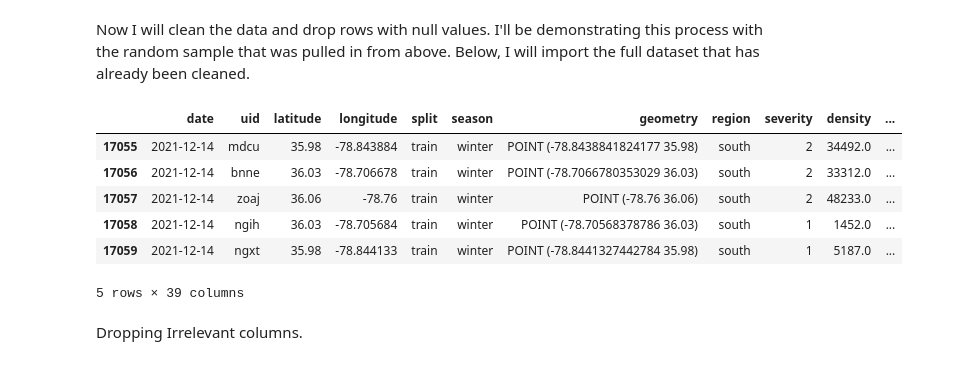
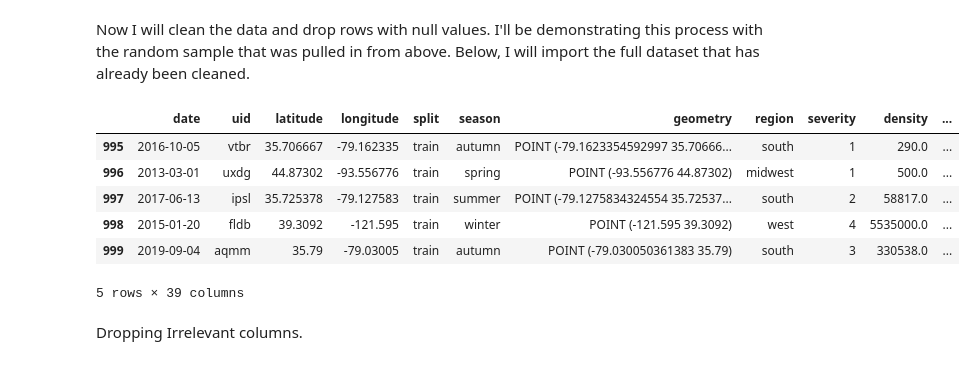
Before and after one commit to mduncan23/Predicting-Harmful-Algal-Blooms, a Jupyter notebook: best_notebook.ipynb, the cells around one changed output. Cells and saved outputs as stored; diff of their text form; code cells hidden in the pictures.

```diff
--- a/best_notebook.ipynb
+++ b/best_notebook.ipynb
@@ -1381,15 +1381,15 @@ random_batch_features = functions.get_sat_to_features(random_batch)
 Now I will clean the data and drop rows with null values. I'll be demonstrating this process with the random sample that was pulled in from above. Below, I will import the full dataset that has already been cleaned.
 # %%
 # reseting the index
-full_df_indexed = full_train_df.reset_index().drop('index', axis=1)
+full_df_indexed = random_batch_features.reset_index().drop('index', axis=1)
 full_df_indexed.tail()
 # %% [output]
 |  | date | uid | latitude | longitude | split | season | geometry | region | severity | density | ... |
-| 17055 | 2021-12-14 | mdcu | 35.98 | -78.843884 | train | winter | POINT (-78.8438841824177 35.98) | south | 2 | 34492.0 | ... |
-| 17056 | 2021-12-14 | bnne | 36.03 | -78.706678 | train | winter | POINT (-78.7066780353029 36.03) | south | 2 | 33312.0 | ... |
-| 17057 | 2021-12-14 | zoaj | 36.06 | -78.76 | train | winter | POINT (-78.76 36.06) | south | 2 | 48233.0 | ... |
-| 17058 | 2021-12-14 | ngih | 36.03 | -78.705684 | train | winter | POINT (-78.70568378786 36.03) | south | 1 | 1452.0 | ... |
-| 17059 | 2021-12-14 | ngxt | 35.98 | -78.844133 | train | winter | POINT (-78.8441327442784 35.98) | south | 1 | 5187.0 | ... |
+| 995 | 2016-10-05 | vtbr | 35.706667 | -79.162335 | train | autumn | POINT (-79.1623354592997 35.70666... | south | 1 | 290.0 | ... |
+| 996 | 2013-03-01 | uxdg | 44.87302 | -93.556776 | train | spring | POINT (-93.556776 44.87302) | midwest | 1 | 500.0 | ... |
+| 997 | 2017-06-13 | ipsl | 35.725378 | -79.127583 | train | summer | POINT (-79.1275834324554 35.72537... | south | 2 | 58817.0 | ... |
+| 998 | 2015-01-20 | fldb | 39.3092 | -121.595 | train | winter | POINT (-121.595 39.3092) | west | 4 | 5535000.0 | ... |
+| 999 | 2019-09-04 | aqmm | 35.79 | -79.03005 | train | autumn | POINT (-79.030050361383 35.79) | south | 3 | 330538.0 | ... |
 5 rows × 39 columns
 # %% [markdown]
 Dropping Irrelevant columns.
```
Also changed, not shown: parts of 19 cells of this notebook, 4 other files.
